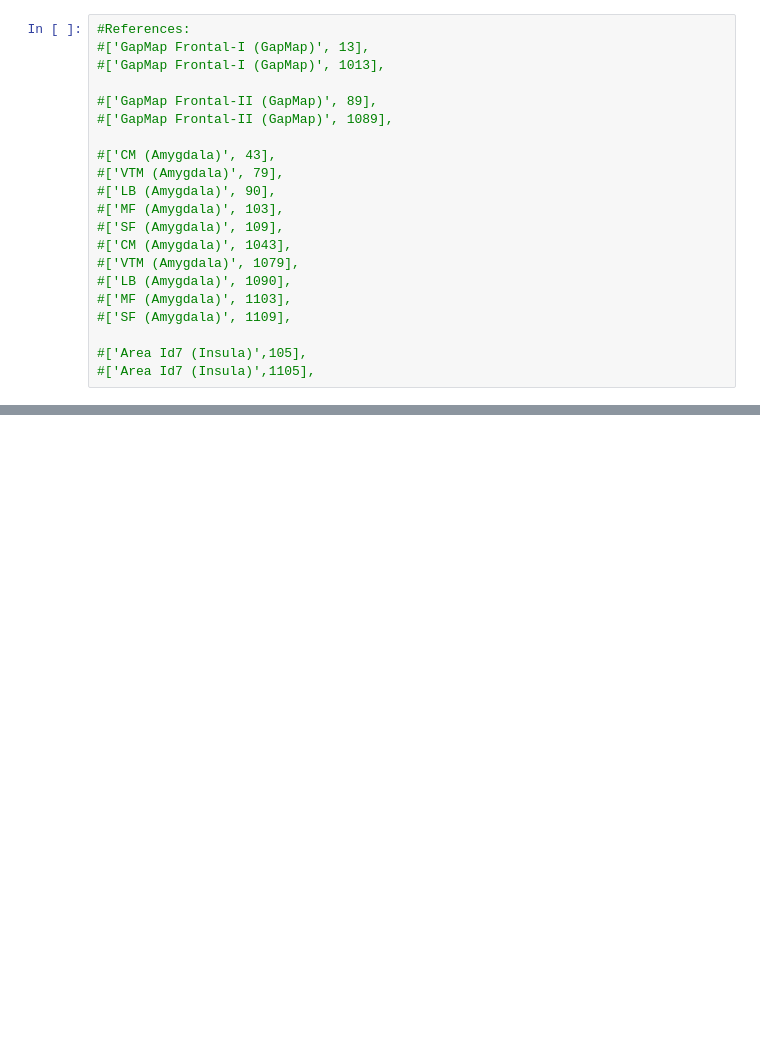
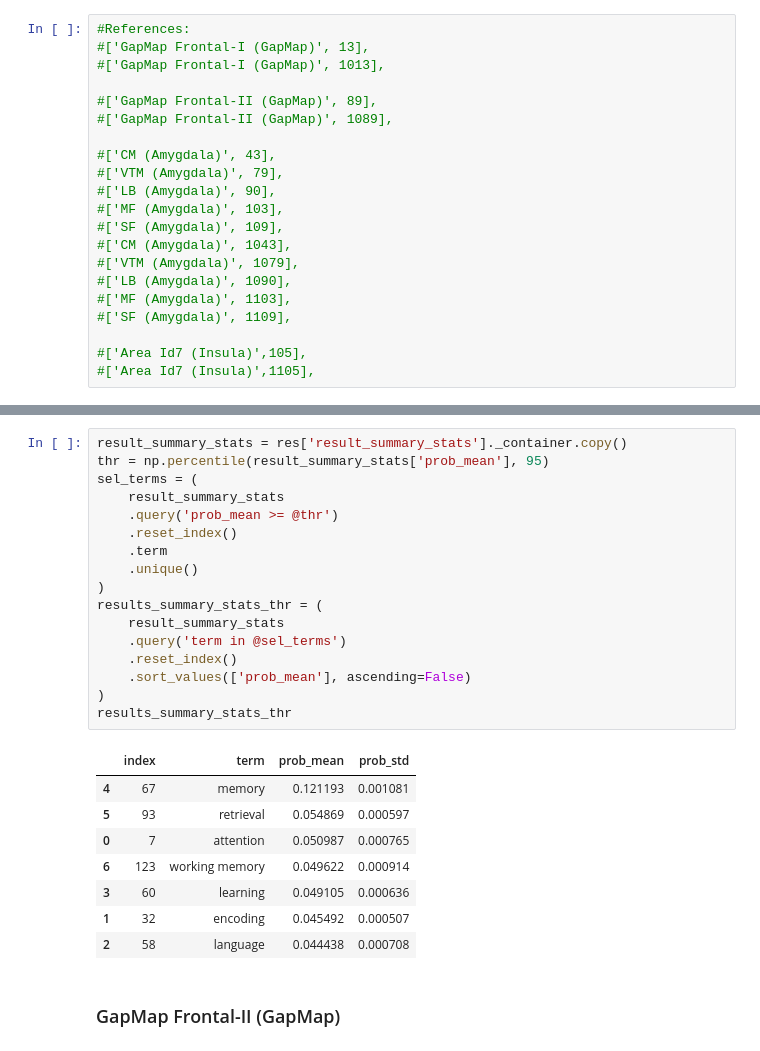
Before and after one commit to gzanitti/NeuroLang, a Jupyter notebook: examples/Reverse poeppl et al 2019.ipynb, the cells around one changed output, grey strips where cells are left out. Cells and saved outputs as stored; diff of their text form; blank space fills up the shorter version.

```diff
--- a/examples/Reverse poeppl et al 2019.ipynb
+++ b/examples/Reverse poeppl et al 2019.ipynb
@@ -357,0 +351,28 @@ rest['result'].as_pandas_dataframe().sort_values('PROB', ascending=False).head(2
+# %%
+result_summary_stats = res['result_summary_stats']._container.copy()
+thr = np.percentile(result_summary_stats['prob_mean'], 95)
+sel_terms = (
+    result_summary_stats
+    .query('prob_mean >= @thr')
+    .reset_index()
+    .term
+    .unique()
+)
+results_summary_stats_thr = (
+    result_summary_stats
+    .query('term in @sel_terms')
+    .reset_index()
+    .sort_values(['prob_mean'], ascending=False)
+)
+results_summary_stats_thr
+# %% [output]
+|  | index | term | prob_mean | prob_std |
+| 4 | 67 | memory | 0.121193 | 0.001081 |
+| 5 | 93 | retrieval | 0.054869 | 0.000597 |
+| 0 | 7 | attention | 0.050987 | 0.000765 |
+| 6 | 123 | working memory | 0.049622 | 0.000914 |
+| 3 | 60 | learning | 0.049105 | 0.000636 |
+| 1 | 32 | encoding | 0.045492 | 0.000507 |
+| 2 | 58 | language | 0.044438 | 0.000708 |
+# %% [markdown]
+### GapMap Frontal-II (GapMap)
```
Also changed, not shown: parts of 14 cells of this notebook, 1 other file.
